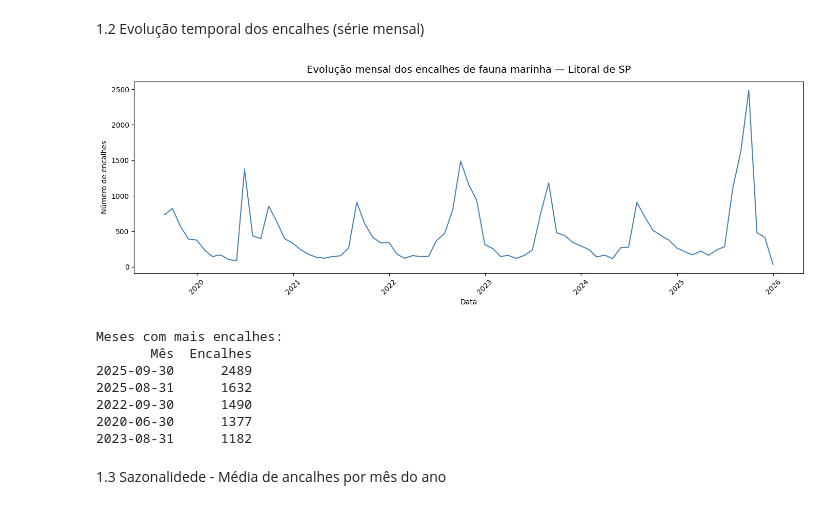
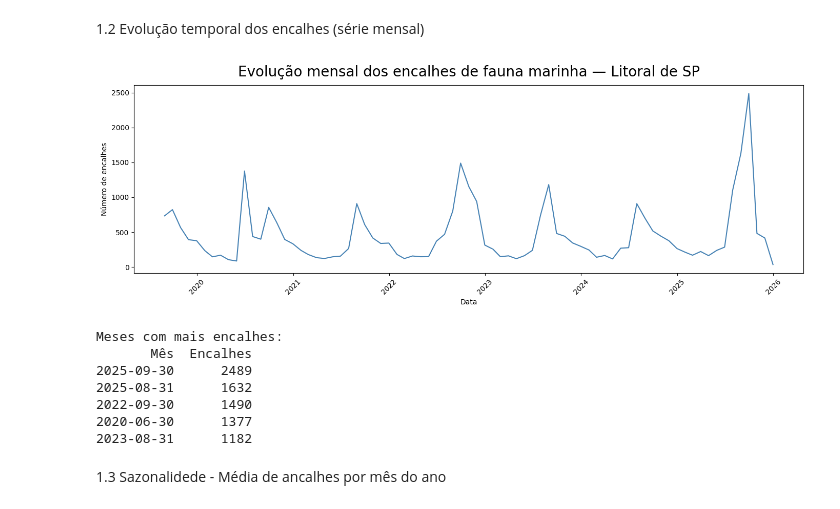
Before and after one commit to JonasCandid0/TCC-Univesp, a Jupyter notebook: tcc_analise_espacial_simba.ipynb, the cells around one changed output. Saved outputs shown, nothing was run; the diff lists cells and outputs as text; code cells hidden in the pictures.

```diff
--- a/tcc_analise_espacial_simba.ipynb
+++ b/tcc_analise_espacial_simba.ipynb
@@ -415,21 +418,21 @@ Total de registros: 34658
 # %%
 # Agrupa encalhes por mês e conta ocorrências
 serie_mensal = df_temporal.resample('ME').size().reset_index()
 serie_mensal.columns = ['Mês', 'Encalhes']
 
 fig, ax = plt.subplots(figsize=(14, 5))
 sns.lineplot(data=serie_mensal, x='Mês', y='Encalhes', ax=ax, color='steelblue', linewidth=1.5)
-ax.set_title('Evolução mensal dos encalhes de fauna marinha — Litoral de SP', fontsize=14, pad=12)
+ax.set_title('Evolução mensal dos encalhes de fauna marinha — Litoral de SP', fontsize=20, pad=12)
 ax.set_xlabel('Data')
 ax.set_ylabel('Número de encalhes')
 plt.xticks(rotation=45)
 plt.tight_layout()
 plt.show()
 
 print('\nMeses com mais encalhes:')
 print(serie_mensal.nlargest(5, 'Encalhes').to_string(index=False))
 # %% [output]
-[figure, old version]
+[figure, new version]
 Meses com mais encalhes:
        Mês  Encalhes
 2025-09-30      2489
```
Also changed, not shown: parts of 53 cells of this notebook.
